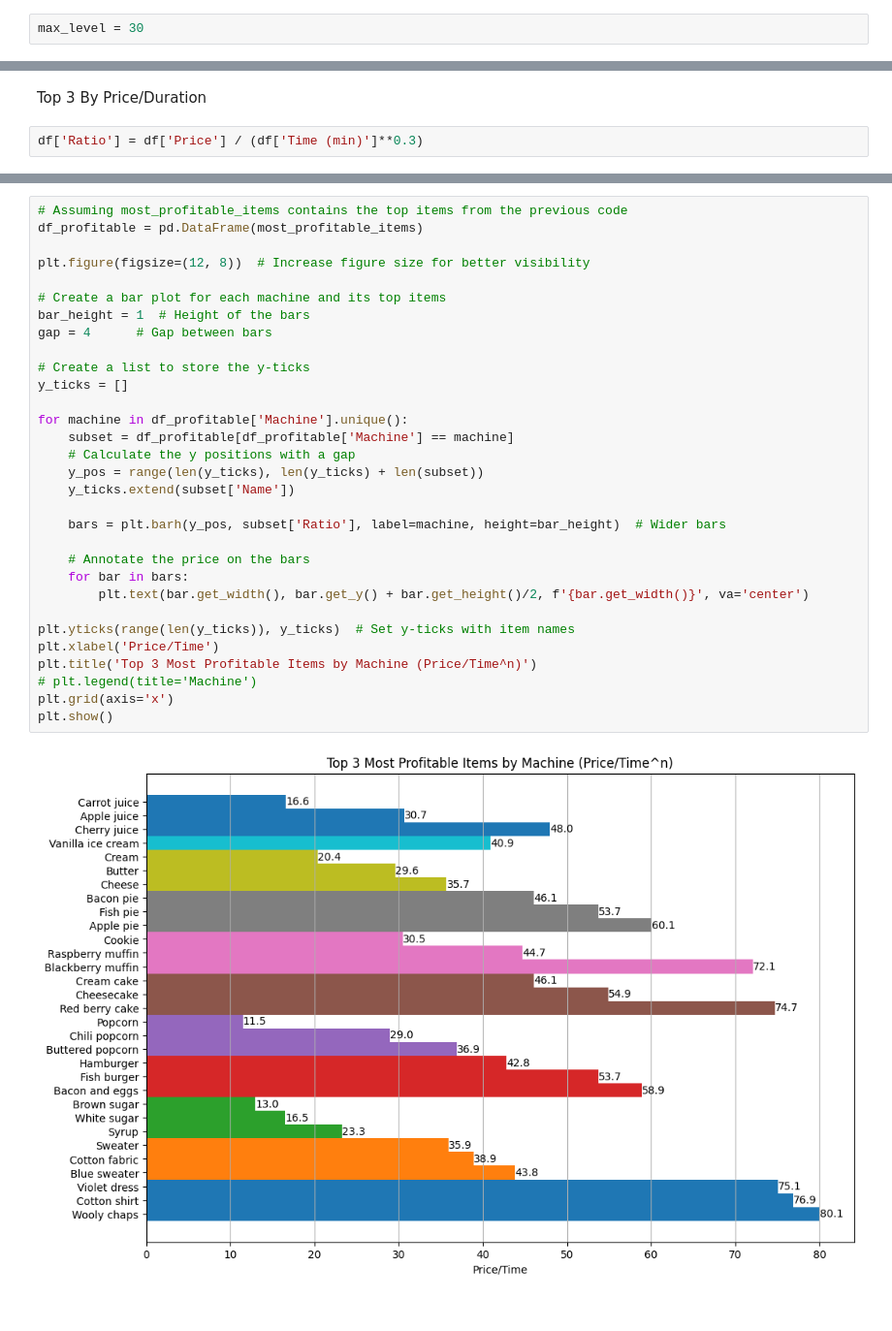
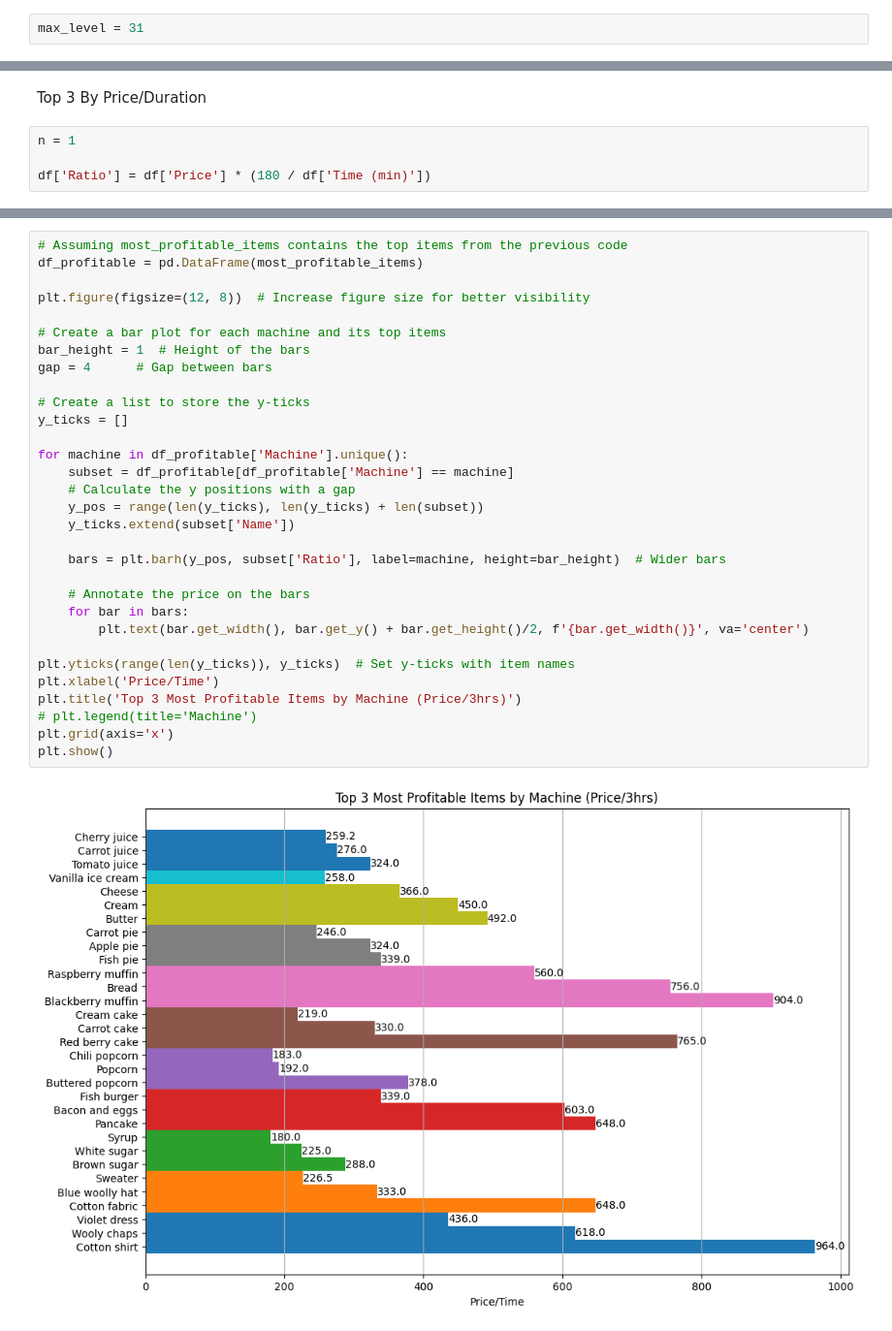
Before and after one commit to mairovitzmario/hayday, a Jupyter notebook: analysis.ipynb, the cells around one changed output, grey strips where cells are left out. Shown: that part at 97% size. Cells and saved outputs as stored; diff of their text form.

```diff
--- a/analysis.ipynb
+++ b/analysis.ipynb
@@ -17,7 +17,7 @@ df.head()
 # %% [markdown]
 Filter level
 # %%
-max_level = 30
+max_level = 31
 # %%
 df = df[df['Level'] <= max_level]
 # %%
@@ -137,7 +137,9 @@ plt.show()
 # %% [markdown]
 Top 3 By Price/Duration
 # %%
-df['Ratio'] = df['Price'] / (df['Time (min)']**0.3)
+n = 1
+
+df['Ratio'] = df['Price'] * (180 / df['Time (min)'])
 # %%
 most_profitable_items = []
 
@@ -164,32 +166,32 @@ print(most_profitable_items)
 # Assuming most_profitable_items contains the top items from the previous code
 df_profitable = pd.DataFrame(most_profitable_items)
 
 plt.figure(figsize=(12, 8))  # Increase figure size for better visibility
 
 # Create a bar plot for each machine and its top items
 bar_height = 1  # Height of the bars
 gap = 4      # Gap between bars
 
 # Create a list to store the y-ticks
 y_ticks = []
 
 for machine in df_profitable['Machine'].unique():
     subset = df_profitable[df_profitable['Machine'] == machine]
     # Calculate the y positions with a gap
     y_pos = range(len(y_ticks), len(y_ticks) + len(subset))
     y_ticks.extend(subset['Name'])
 
     bars = plt.barh(y_pos, subset['Ratio'], label=machine, height=bar_height)  # Wider bars
 
     # Annotate the price on the bars
     for bar in bars:
         plt.text(bar.get_width(), bar.get_y() + bar.get_height()/2, f'{bar.get_width()}', va='center')
 
 plt.yticks(range(len(y_ticks)), y_ticks)  # Set y-ticks with item names
 plt.xlabel('Price/Time')
-plt.title('Top 3 Most Profitable Items by Machine (Price/Time^n)')
+plt.title('Top 3 Most Profitable Items by Machine (Price/3hrs)')
 # plt.legend(title='Machine')
 plt.grid(axis='x')
 plt.show()
 # %% [output]
-[figure, old version]
+[figure, new version]
```
Also changed, not shown: parts of 3 cells of this notebook.
